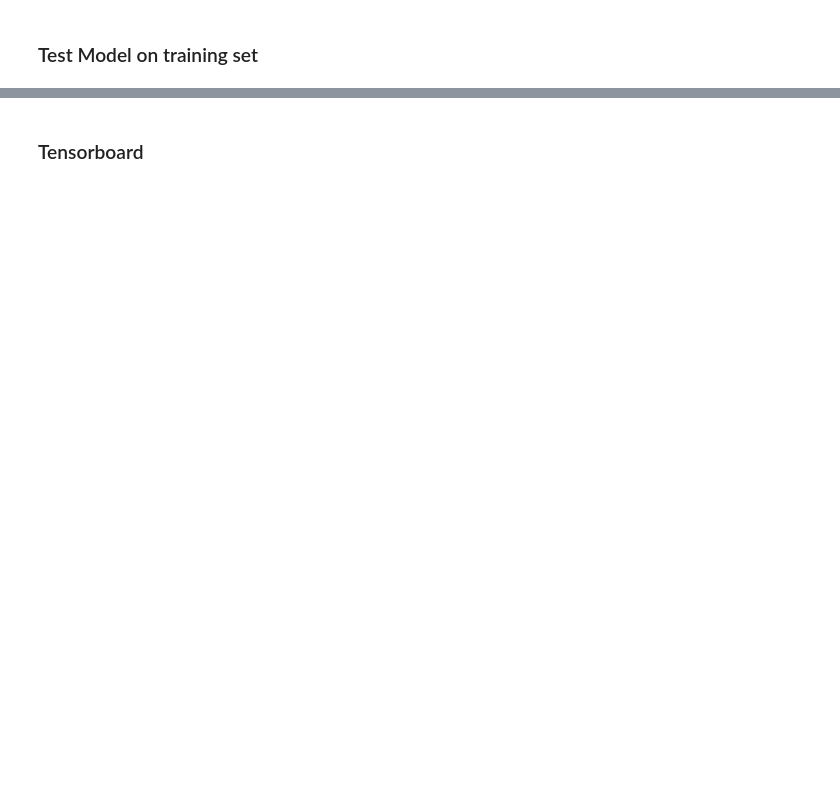
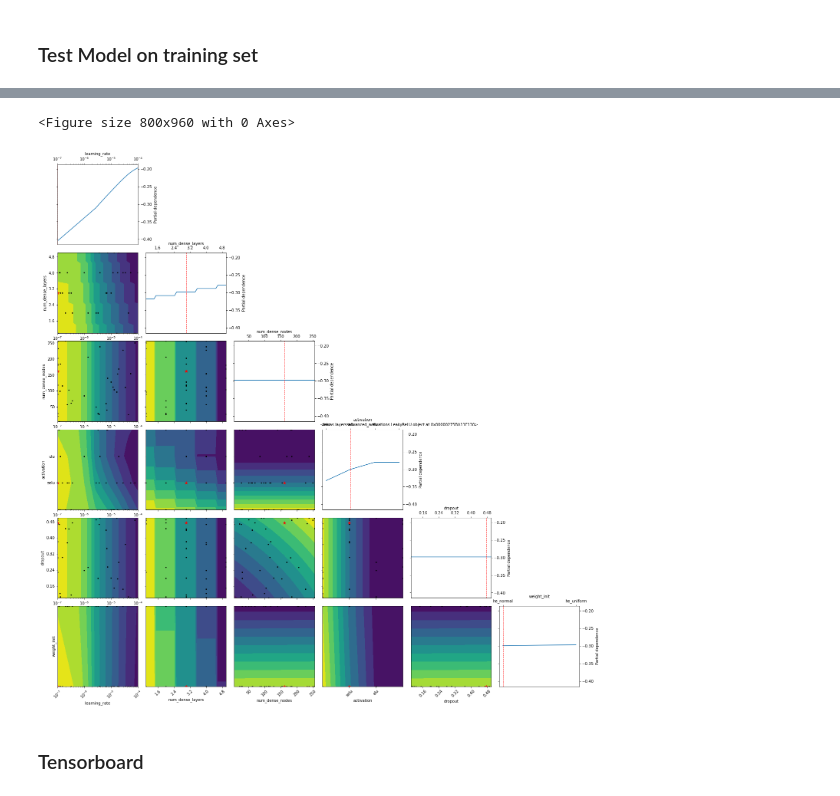
Before and after one commit to KamenShah/Wildfire_Spread_Prediction, a Jupyter notebook: model_training.ipynb, the cells around one changed output, grey strips where cells are left out. Cells and saved outputs as stored; diff of their text form; code cells hidden in the pictures; blank space fills up the shorter version.

```diff
--- a/model_training.ipynb
+++ b/model_training.ipynb
@@ -1002,3 +1539,15 @@ ResourceExhaustedError: failed to allocate memory [Op:AddV2]
+# %%
+dim_names = ['learning_rate', 'num_dense_layers', 'num_dense_nodes', 'activation', 'dropout', 'weight_init']
+
+from matplotlib.pyplot import figure
+
+figure(figsize=(10, 12), dpi=80)
+
+plot_objective(result=search_result, dimensions=dim_names, size=3.5)
+plt.savefig("all_dimen.png", dpi=400)
+# %% [output]
+<Figure size 800x960 with 0 Axes>
+[figure, added]
 # %% [markdown]
 ### Tensorboard
 # %%
```
Also changed, not shown: parts of 31 cells of this notebook, 1 other file.
